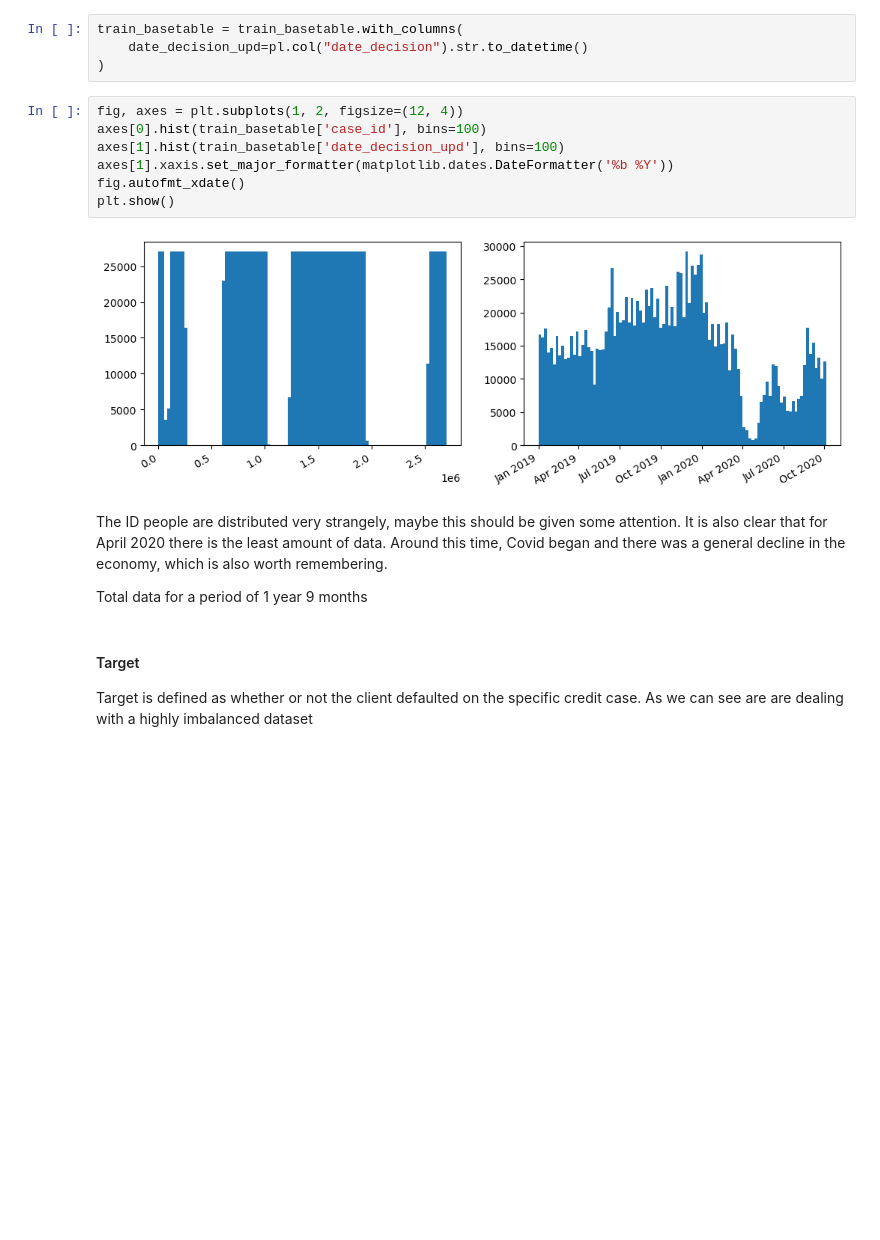
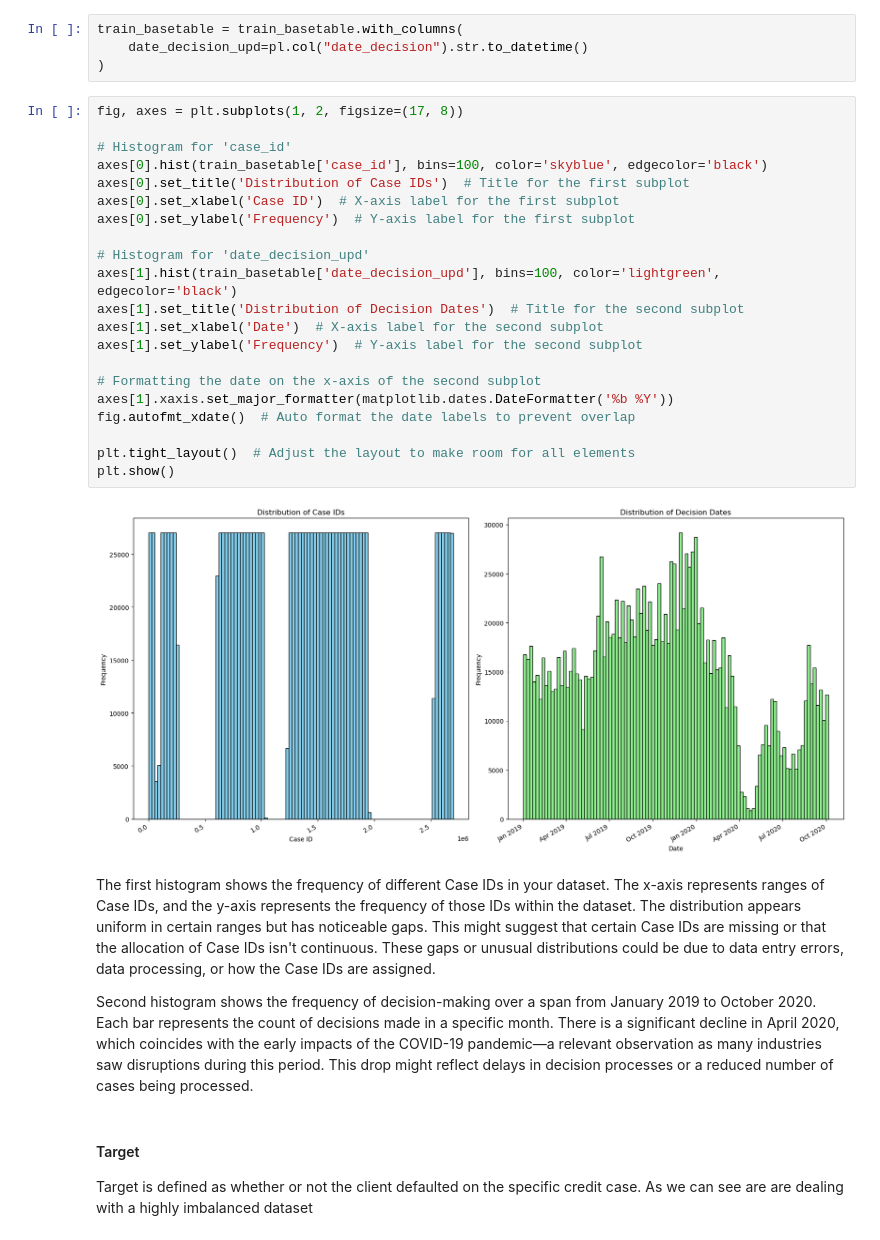
Before and after one commit to DataScienceAndEngineering/machine-learning-dse-i210-final-project-credit-risk, a Jupyter notebook: src/visualization/visualizations_raw_data.ipynb, the cells around one changed output. Saved outputs shown, nothing was run; the diff lists cells and outputs as text; blank space fills up the shorter version.

```diff
--- a/src/visualization/visualizations_raw_data.ipynb
+++ b/src/visualization/visualizations_raw_data.ipynb
@@ -167,18 +167,32 @@ train_basetable = train_basetable.with_columns(
     date_decision_upd=pl.col("date_decision").str.to_datetime()
 )
 # %%
-fig, axes = plt.subplots(1, 2, figsize=(12, 4))
-axes[0].hist(train_basetable['case_id'], bins=100)
-axes[1].hist(train_basetable['date_decision_upd'], bins=100)
+fig, axes = plt.subplots(1, 2, figsize=(17, 8))
+
+# Histogram for 'case_id'
+axes[0].hist(train_basetable['case_id'], bins=100, color='skyblue', edgecolor='black')
+axes[0].set_title('Distribution of Case IDs')  # Title for the first subplot
+axes[0].set_xlabel('Case ID')  # X-axis label for the first subplot
+axes[0].set_ylabel('Frequency')  # Y-axis label for the first subplot
+
+# Histogram for 'date_decision_upd'
+axes[1].hist(train_basetable['date_decision_upd'], bins=100, color='lightgreen', edgecolor='black')
+axes[1].set_title('Distribution of Decision Dates')  # Title for the second subplot
+axes[1].set_xlabel('Date')  # X-axis label for the second subplot
+axes[1].set_ylabel('Frequency')  # Y-axis label for the second subplot
+
+# Formatting the date on the x-axis of the second subplot
 axes[1].xaxis.set_major_formatter(matplotlib.dates.DateFormatter('%b %Y'))
-fig.autofmt_xdate()
+fig.autofmt_xdate()  # Auto format the date labels to prevent overlap
+
+plt.tight_layout()  # Adjust the layout to make room for all elements
 plt.show()
 # %% [output]
-[figure, old version]
+[figure, new version]
 # %% [markdown]
-The ID people are distributed very strangely, maybe this should be given some attention. It is also clear that for April 2020 there is the least amount of data. Around this time, Covid began and there was a general decline in the economy, which is also worth remembering.
+The first histogram shows the frequency of different Case IDs in your dataset. The x-axis represents ranges of Case IDs, and the y-axis represents the frequency of those IDs within the dataset. The distribution appears uniform in certain ranges but has noticeable gaps. This might suggest that certain Case IDs are missing or that the allocation of Case IDs isn't continuous. These gaps or unusual distributions could be due to data entry errors, data processing, or how the Case IDs are assigned.
 
-Total data for a period of 1 year 9 months
+Second histogram shows the frequency of decision-making over a span from January 2019 to October 2020. Each bar represents the count of decisions made in a specific month. There is a significant decline in April 2020, which coincides with the early impacts of the COVID-19 pandemic—a relevant observation as many industries saw disruptions during this period. This drop might reflect delays in decision processes or a reduced number of cases being processed.
 # %% [markdown]
 #### Target
 Target is defined as whether or not the client defaulted on the specific credit case.
```
Also changed, not shown: parts of 2 cells of this notebook, 1 other file.
